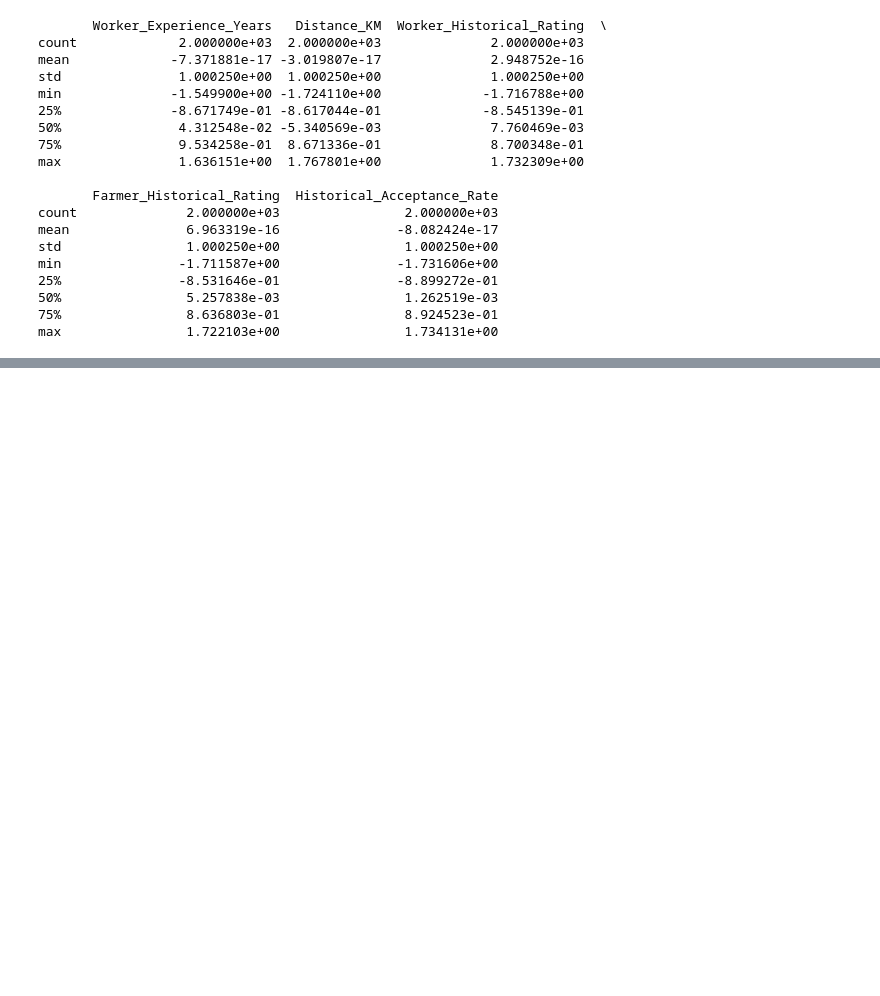
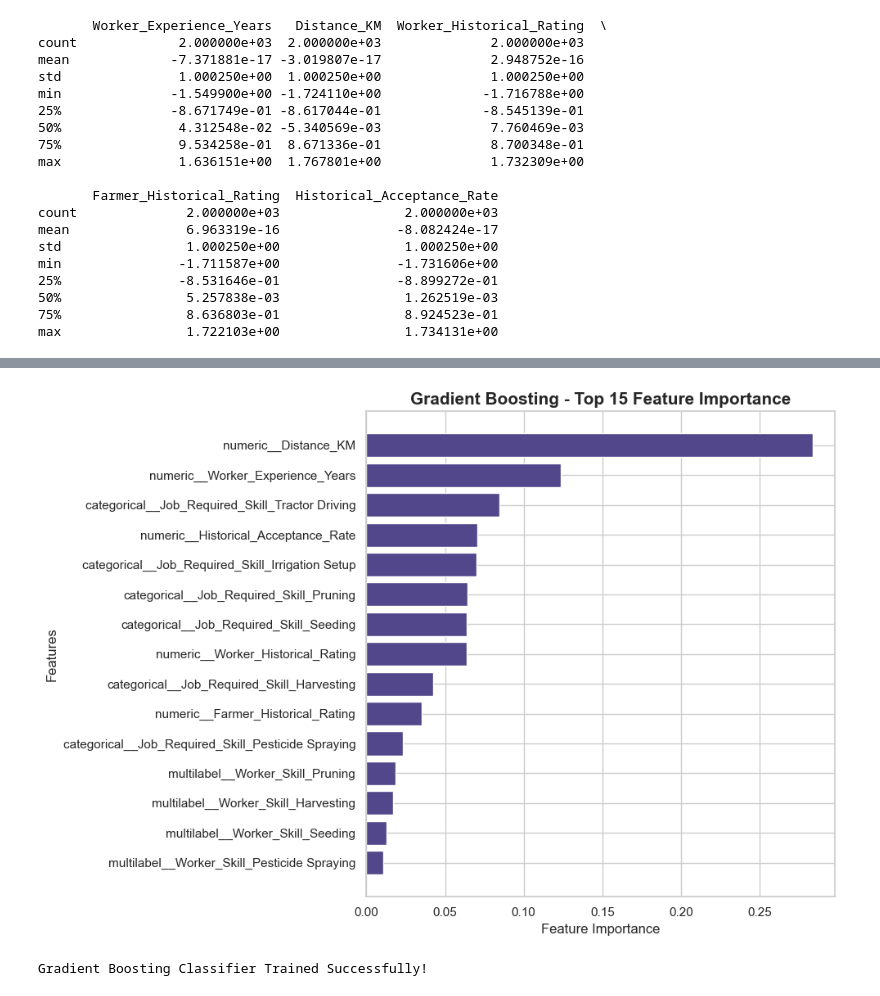
Before and after one commit to purna-2007/HarvestHub, a Jupyter notebook: ml_engine/models/train/dataw.ipynb, the cells around one changed output, grey strips where cells are left out. Drawn from its saved outputs; the diff is of its cells as text; code cells hidden in the pictures; blank space fills up the shorter version.

```diff
--- a/ml_engine/models/train/dataw.ipynb
+++ b/ml_engine/models/train/dataw.ipynb
@@ -636,0 +1226,67 @@ plt.show()
+# %%
+# Extract trained Gradient Boosting model
+gb_model = selected_pipeline.named_steps['classifier']
+
+# Get transformed feature names
+feature_names = (
+    selected_pipeline
+    .named_steps['preprocessor']
+    .get_feature_names_out()
+)
+
+# Get feature importance
+importance_df = pd.DataFrame({
+    'Feature': feature_names,
+    'Importance': gb_model.feature_importances_
+})
+
+# Sort by importance
+importance_df = importance_df.sort_values(
+    by='Importance',
+    ascending=False
+)
+
+# Display top 15 features
+top_features = importance_df.head(15)
+
+# Visualize
+plt.figure(figsize=(10, 7))
+
+bars = plt.barh(
+    top_features['Feature'][::-1],
+    top_features['Importance'][::-1],
+    color='#51478A'
+)
+
+plt.title(
+    'Gradient Boosting - Top 15 Feature Importance',
+    fontsize=15,
+    fontweight='bold'
+)
+
+plt.xlabel('Feature Importance')
+plt.ylabel('Features')
+
+plt.tight_layout()
+plt.show()
+# %% [output]
+[figure, added]
+# %%
+import joblib
+import os
+
+from sklearn.pipeline import Pipeline
+from sklearn.ensemble import GradientBoostingClassifier
+
+# Create final Gradient Boosting Pipeline
+gradient_boosting_classifier = Pipeline([
+    ('preprocessor', preprocessor),
+    ('classifier', GradientBoostingClassifier(random_state=42))
+])
+
+# Train the model
+gradient_boosting_classifier.fit(X_train, y_train)
+
+print("Gradient Boosting Classifier Trained Successfully!")
+# %% [output]
+Gradient Boosting Classifier Trained Successfully!
```
Also changed, not shown: parts of 50 cells of this notebook, 10 other files.
